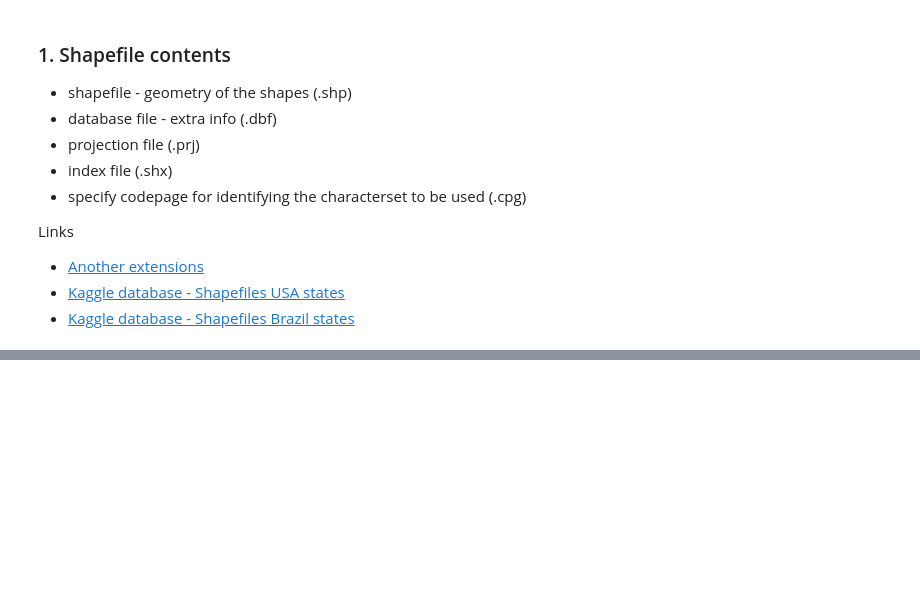
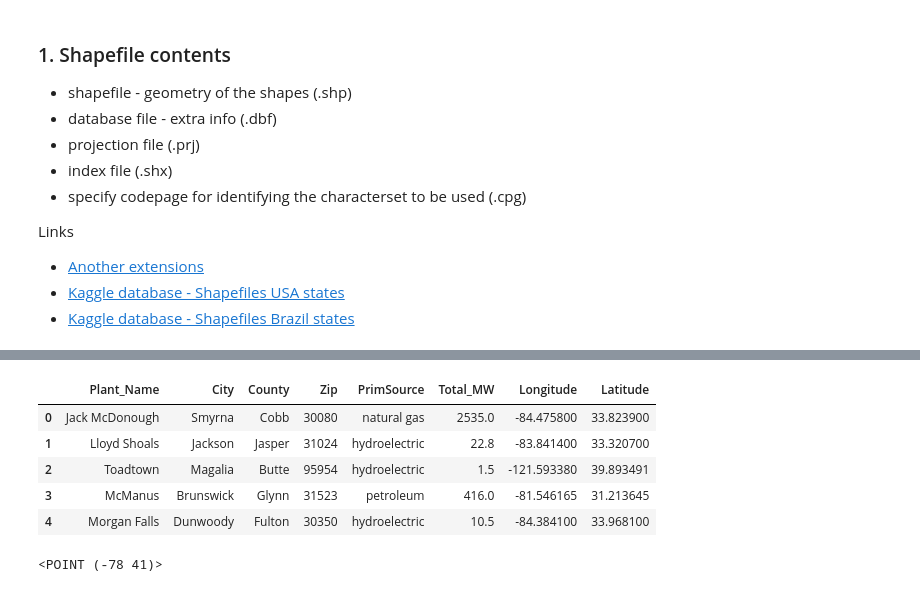
Before and after one commit to leticiafaria7/tools-functions, a Jupyter notebook: geopandas/geopandas.ipynb, the cells around one changed output, grey strips where cells are left out. Saved outputs shown, nothing was run; the diff lists cells and outputs as text; code cells hidden in the pictures; blank space fills up the shorter version.

```diff
--- a/geopandas/geopandas.ipynb
+++ b/geopandas/geopandas.ipynb
@@ -90,0 +102,16 @@ ax.set_ylim(15, 75)
+# %%
+df = pd.read_csv('states/Power_Plants_in_the_U.S..csv')
+df = df[['Plant_Name', 'City', 'County', 'Zip', 'PrimSource', 'Total_MW', 'Longitude', 'Latitude']]
+
+df.head()
+# %% [output]
+|  | Plant_Name | City | County | Zip | PrimSource | Total_MW | Longitude | Latitude |
+| 0 | Jack McDonough | Smyrna | Cobb | 30080 | natural gas | 2535.0 | -84.475800 | 33.823900 |
+| 1 | Lloyd Shoals | Jackson | Jasper | 31024 | hydroelectric | 22.8 | -83.841400 | 33.320700 |
+| 2 | Toadtown | Magalia | Butte | 95954 | hydroelectric | 1.5 | -121.593380 | 39.893491 |
+| 3 | McManus | Brunswick | Glynn | 31523 | petroleum | 416.0 | -81.546165 | 31.213645 |
+| 4 | Morgan Falls | Dunwoody | Fulton | 30350 | hydroelectric | 10.5 | -84.384100 | 33.968100 |
+# %%
+Point(-78, 41) # long, lat
+# %% [output]
+<POINT (-78 41)>
```
Also changed, not shown: parts of 5 cells of this notebook.
